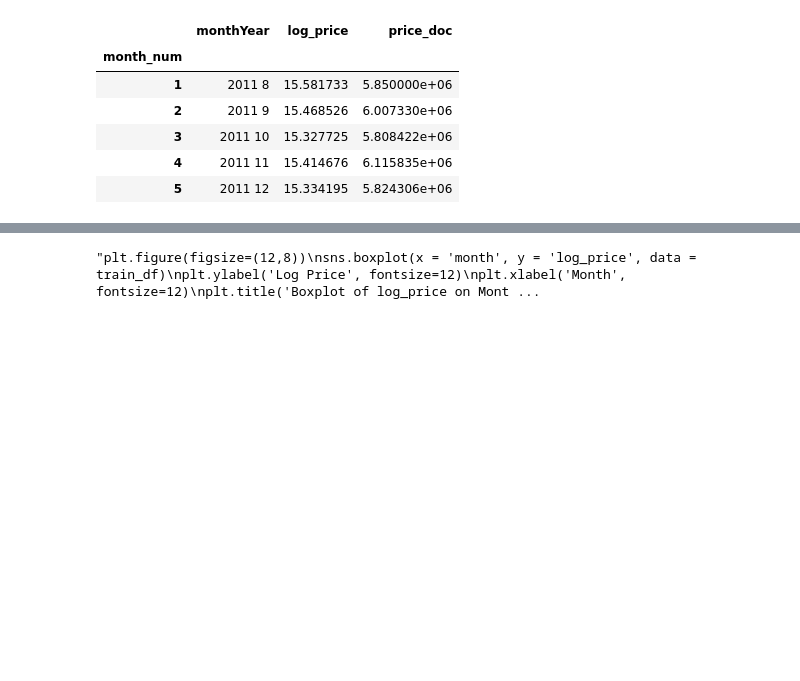
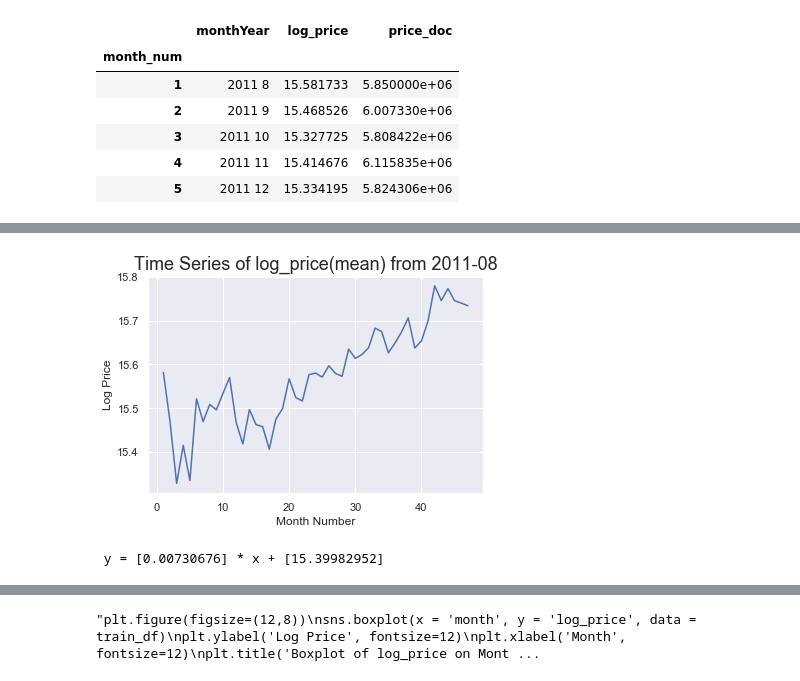
Before and after one commit to quedogf94/Spring2019_Project1, a Jupyter notebook: Goal_1.ipynb, the cells around one changed output, grey strips where cells are left out. Saved outputs shown, nothing was run; the diff lists cells and outputs as text; code cells hidden in the pictures; blank space fills up the shorter version.

```diff
--- a/Goal_1.ipynb
+++ b/Goal_1.ipynb
@@ -209,0 +220,10 @@ writer.save()
+# %%
+import seaborn as sns; sns.set()
+import matplotlib.pyplot as plt
+ax = sns.lineplot(x="month_num", y="log_price", data=goal_df)
+plt.ylabel('Log Price', fontsize=12)
+plt.xlabel('Month Number', fontsize=12)
+plt.title('Time Series of log_price(mean) from 2011-08', fontsize = 18)
+plt.show()
+# %% [output]
+[figure, added]
@@ -209,0 +234,12 @@ writer.save()
+# %%
+from sklearn import linear_model
+# Create linear regression object
+reg = linear_model.LinearRegression()
+#reg.fit(area,price)
+reg.fit(goal_df[['month_num']],goal_df[['log_price']])
+# check that the coeffients are the expected ones.
+m = reg.coef_[0]
+b = reg.intercept_
+print(' y = {0} * x + {1}'.format(m, b))
+# %% [output]
+ y = [0.00730676] * x + [15.39982952]
```
Also changed, not shown: parts of 6 cells of this notebook, 1 other file.
